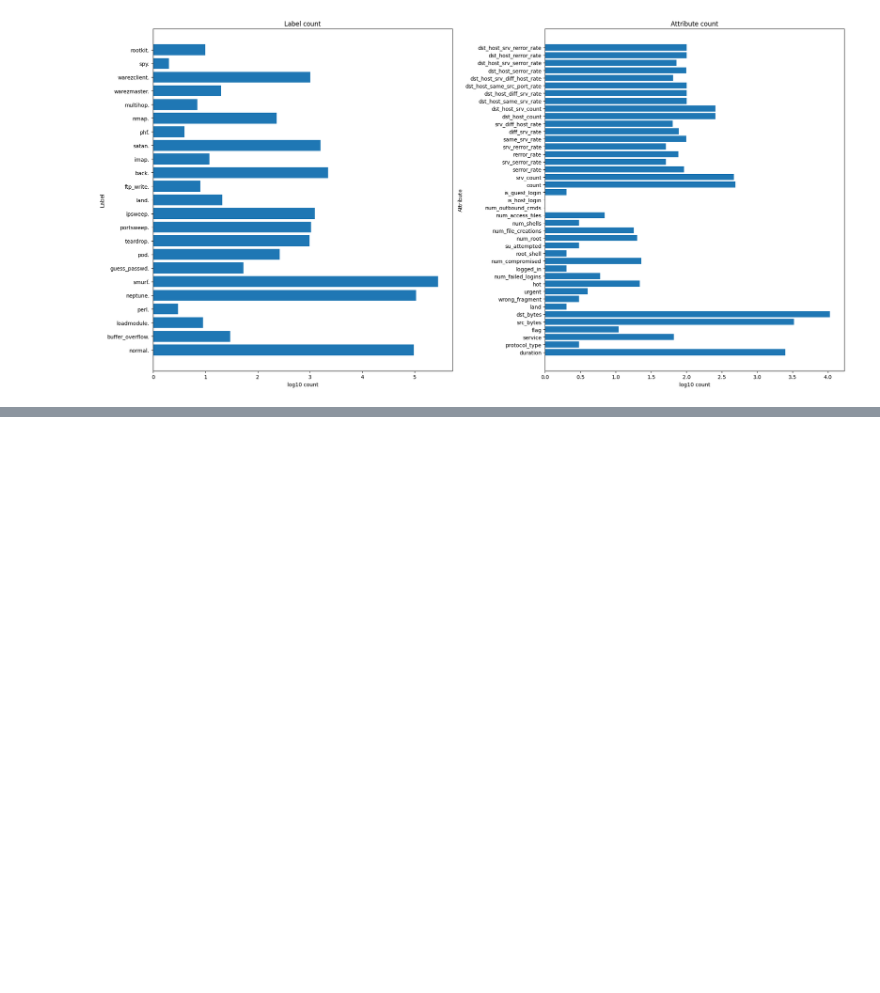
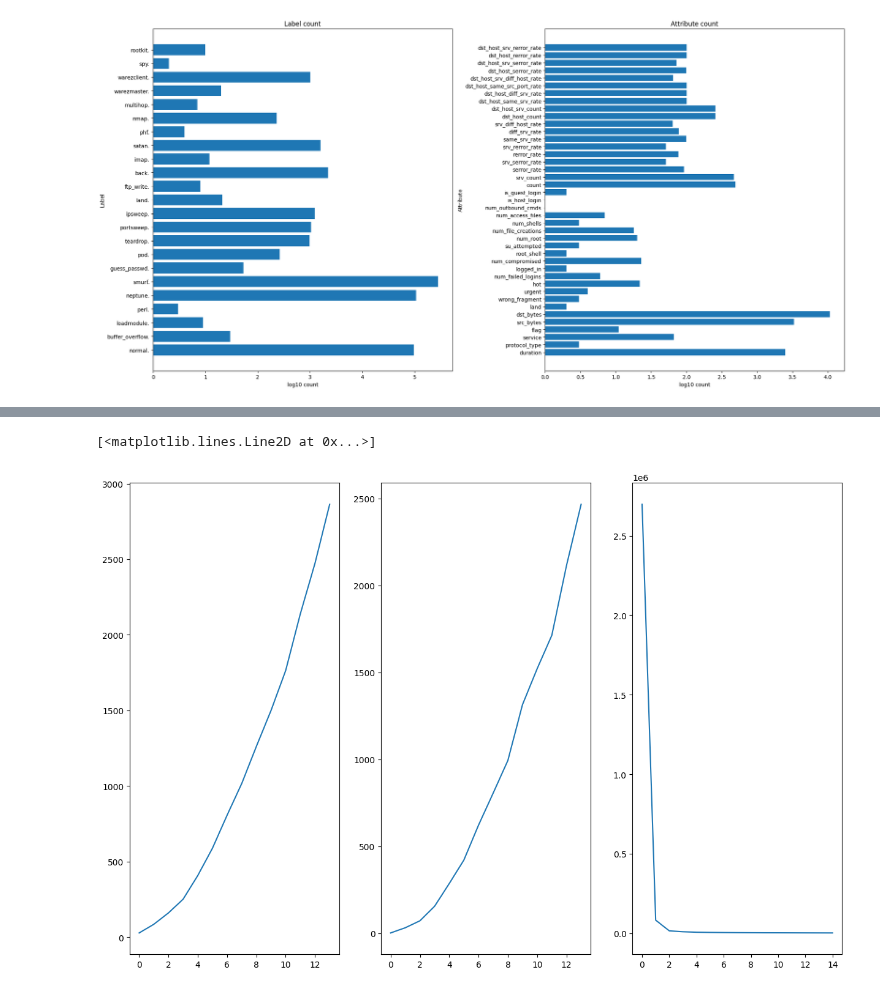
Before and after one commit to LorenzoVigorelli/Distributed-K-Means-Clustering, a Jupyter notebook: spark/DistributedKmeans/Rddexploredataset.ipynb, the cells around one changed output, grey strips where cells are left out. Saved outputs shown, nothing was run; the diff lists cells and outputs as text; code cells hidden in the pictures; blank space fills up the shorter version.

```diff
--- a/spark/DistributedKmeans/Rddexploredataset.ipynb
+++ b/spark/DistributedKmeans/Rddexploredataset.ipynb
@@ -421,0 +516,13 @@ print(a*b)
+# %%
+%%time
+
+logParallelInit = {}
+logParallelKmeans = {}
+
+k=kTrue
+l=k*2 # rescaling probability to have more centroids than k
+
+# inizialize the centroids with kmeans parallel and compute C after the iterations
+C_init = parallelInit(Rdd, k, l, logParallelInit)
+C = kMeans(Rdd, C_init, 15, logParallelKmeans)
+Rdd=Rdd.map(lambda datum: selectCluster(datum, C))
@@ -421,0 +551,8 @@ print(a*b)
+# %%
+fig, ax=plt.subplots(1,3, figsize=(15,10))
+ax[0].plot(logParallelInit["tCentroids"])
+ax[1].plot(logParallelInit["tSamples"])
+ax[2].plot(logParallelInit["CostInit"])
+# %% [output]
+[<matplotlib.lines.Line2D at 0x...>]
+[figure, added]
```
Also changed, not shown: parts of 66 cells of this notebook, 2 other files.
